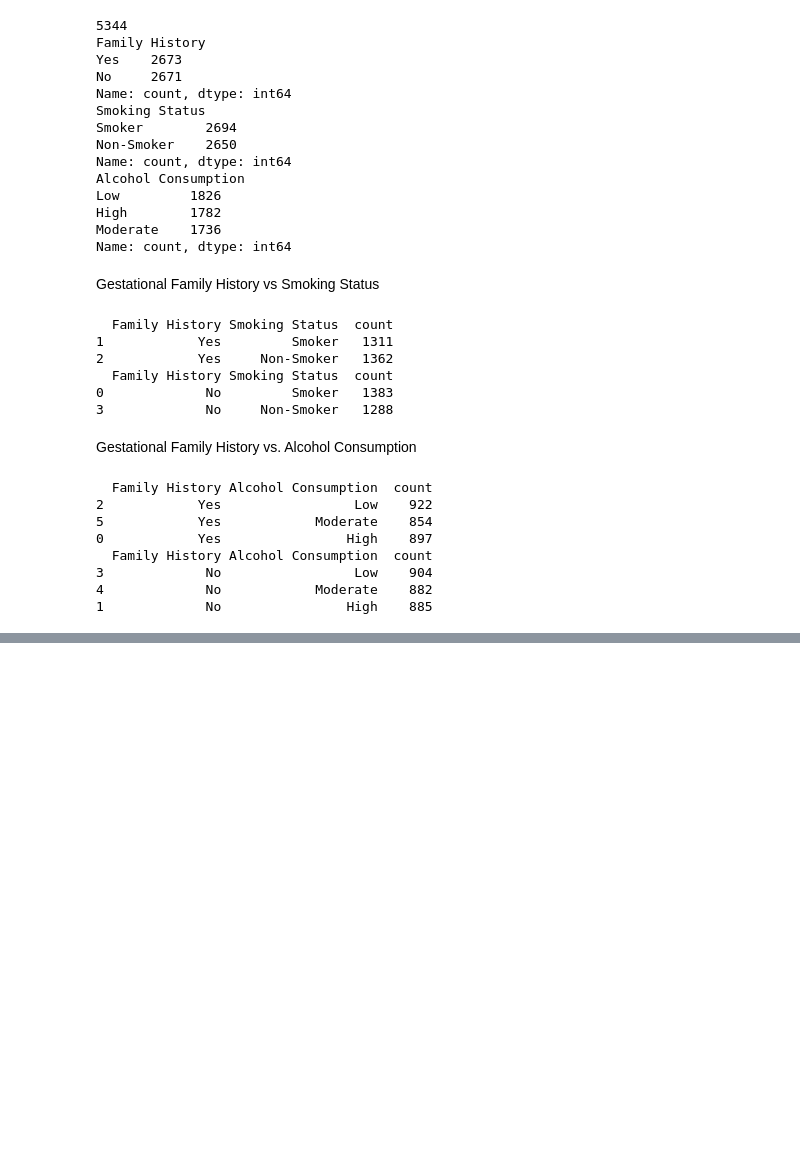
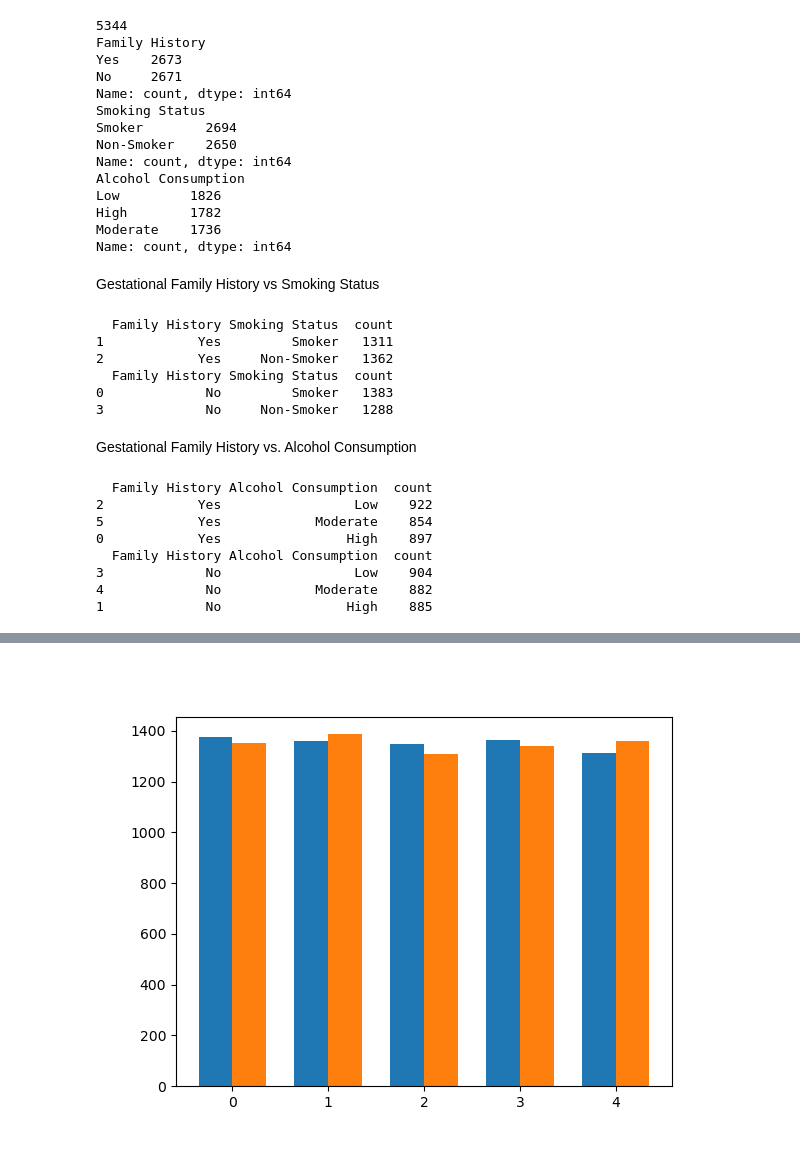
Before and after one commit to darren-coder/project-one, a Jupyter notebook: Darren_type2/Darren_type2_data.ipynb, the cells around one changed output, grey strips where cells are left out. Drawn from its saved outputs; the diff is of its cells as text; code cells hidden in the pictures; blank space fills up the shorter version.

```diff
--- a/Darren_type2/Darren_type2_data.ipynb
+++ b/Darren_type2/Darren_type2_data.ipynb
@@ -65,6 +170,13 @@ type2_fs = type2_fs.sort_values(by=['Smoking Status'], ascending=False).reset_in
 type2_yesfam_smoke = type2_fs[type2_fs['Family History'] == 'Yes']
 type2_nofam_smoke = type2_fs[type2_fs['Family History'] == 'No']
 
-print(type2_yesfam_smoke)
-print(type2_nofam_smoke)
+yesfamily_smoke_count.extend(type2_yesfam_smoke[type2_yesfam_smoke['Smoking Status'] == 'Smoker']['count'].tolist())
+yesfamily_nosmoke_count.extend(type2_yesfam_smoke[type2_yesfam_smoke['Smoking Status'] == 'Non-Smoker']['count'].tolist())
+nofamily_smoke_count.extend(type2_nofam_smoke[type2_nofam_smoke['Smoking Status'] == 'Smoker']['count'].tolist())
+nofamily_nosmoke_count.extend(type2_nofam_smoke[type2_nofam_smoke['Smoking Status'] == 'Non-Smoker']['count'].tolist())
+
+
+print(yesfamily_smoke_count)
+#print(type2_yesfam_smoke)
+#print(type2_nofam_smoke)
 # %% [output]
@@ -222,6 +257,12 @@ type3c_fs = type3c_fs.sort_values(by=['Smoking Status'], ascending=False).reset_
 type3c_yesfam_smoke = type3c_fs[type3c_fs['Family History'] == 'Yes']
 type3c_nofam_smoke = type3c_fs[type3c_fs['Family History'] == 'No']
 
+yesfamily_smoke_count.extend(type3c_yesfam_smoke[type3c_yesfam_smoke['Smoking Status'] == 'Smoker']['count'].tolist())
+yesfamily_nosmoke_count.extend(type3c_yesfam_smoke[type3c_yesfam_smoke['Smoking Status'] == 'Non-Smoker']['count'].tolist())
+nofamily_smoke_count.extend(type3c_nofam_smoke[type3c_nofam_smoke['Smoking Status'] == 'Smoker']['count'].tolist())
+nofamily_nosmoke_count.extend(type3c_nofam_smoke[type3c_nofam_smoke['Smoking Status'] == 'Non-Smoker']['count'].tolist())
+
+
 print(type3c_yesfam_smoke)
 print(type3c_nofam_smoke)
 # %% [output]
@@ -297,6 +345,12 @@ wolfram_fs = wolfram_fs.sort_values(by=['Smoking Status'], ascending=False).rese
 wolfram_yesfam_smoke = wolfram_fs[wolfram_fs['Family History'] == 'Yes']
 wolfram_nofam_smoke = wolfram_fs[wolfram_fs['Family History'] == 'No']
 
+yesfamily_smoke_count.extend(wolfram_yesfam_smoke[wolfram_yesfam_smoke['Smoking Status'] == 'Smoker']['count'].tolist())
+yesfamily_nosmoke_count.extend(wolfram_yesfam_smoke[wolfram_yesfam_smoke['Smoking Status'] == 'Non-Smoker']['count'].tolist())
+nofamily_smoke_count.extend(wolfram_nofam_smoke[wolfram_nofam_smoke['Smoking Status'] == 'Smoker']['count'].tolist())
+nofamily_nosmoke_count.extend(wolfram_nofam_smoke[wolfram_nofam_smoke['Smoking Status'] == 'Non-Smoker']['count'].tolist())
+
+
 print(wolfram_yesfam_smoke)
 print(wolfram_nofam_smoke)
 # %% [output]
@@ -372,6 +433,12 @@ gestational_fs = gestational_fs.sort_values(by=['Smoking Status'], ascending=Fal
 gestational_yesfam_smoke = gestational_fs[gestational_fs['Family History'] == 'Yes']
 gestational_nofam_smoke = gestational_fs[gestational_fs['Family History'] == 'No']
 
+yesfamily_smoke_count.extend(gestational_yesfam_smoke[gestational_yesfam_smoke['Smoking Status'] == 'Smoker']['count'].tolist())
+yesfamily_nosmoke_count.extend(gestational_yesfam_smoke[gestational_yesfam_smoke['Smoking Status'] == 'Non-Smoker']['count'].tolist())
+nofamily_smoke_count.extend(gestational_nofam_smoke[gestational_nofam_smoke['Smoking Status'] == 'Smoker']['count'].tolist())
+nofamily_nosmoke_count.extend(gestational_nofam_smoke[gestational_nofam_smoke['Smoking Status'] == 'Non-Smoker']['count'].tolist())
+
+
 print(gestational_yesfam_smoke)
 print(gestational_nofam_smoke)
 # %% [output]
@@ -498,0 +510,11 @@ plt.show()
+# %%
+categories = ['Type 1', 'Type 2', 'Type 3c', 'Wolfram Syndrome', 'Gestational Diabetes']
+indx = np.arange(len(categories))
+bar_width = 0.35
+
+fig, ax = plt.subplots()
+yesbarsmoke = ax.bar(indx - bar_width/2, yesfamily_smoke_count, bar_width, label='Smoker')
+yesbar_nosmoke = ax.bar(indx + bar_width/2, yesfamily_nosmoke_count, bar_width, label='Non-Smoker')
+plt.show()
+# %% [output]
+[figure, added]
```
Also changed, not shown: parts of 23 cells of this notebook.
